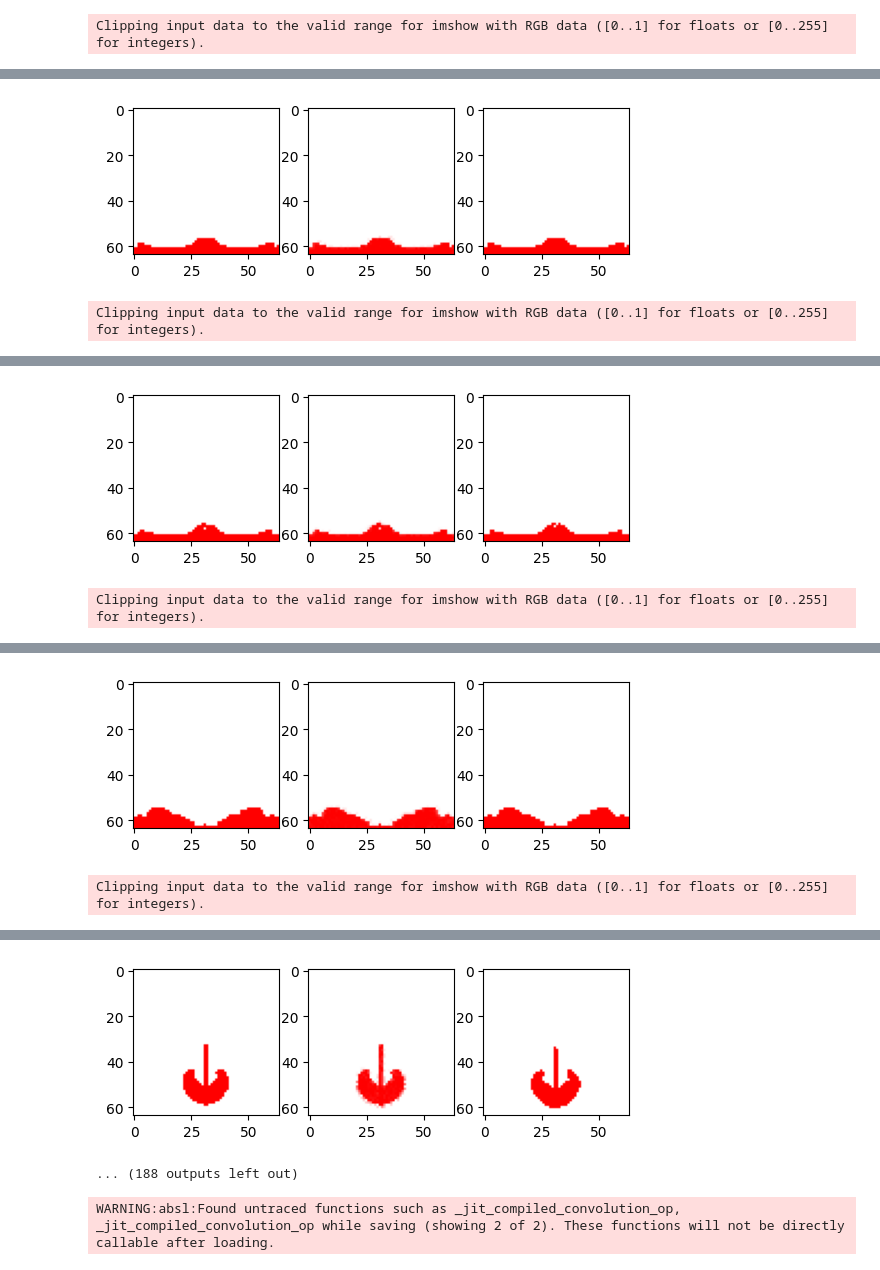
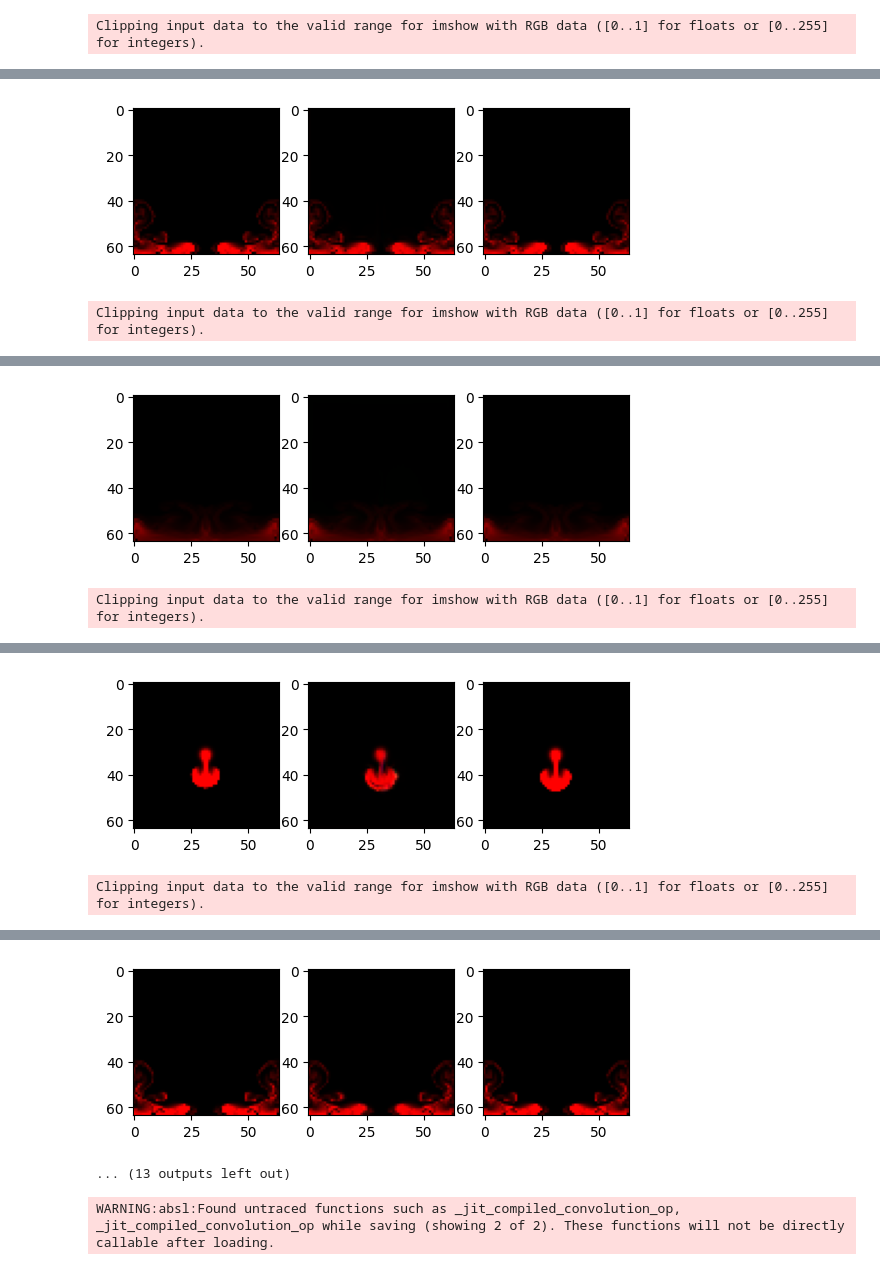
Before and after one commit to andrinr/dlca-simulation, a Jupyter notebook: model/per_step.ipynb, the cells around one changed output, grey strips where cells are left out. Saved outputs shown, nothing was run; the diff lists cells and outputs as text; code cells hidden in the pictures.

Commit message:
model animation

```diff
--- a/model/per_step.ipynb
+++ b/model/per_step.ipynb
@@ -4,7 +4,7 @@ import tensorflow as tf
 import matplotlib.pyplot as plt
 # %%
 n_hidden_channels = 12
-n_total_channels = 4 + 2 + 1
+n_total_channels = 4 + 2 + 1 + n_hidden_channels
 alpha = 0.1
 # %%
 def load_image(filename, threshold=-1):
@@ -74,17 +74,17 @@ class NNA(tf.keras.Model):
         return y
 
     def call(self, x, steps = 1):
-        pre_live_mask = get_living_mask(x)
+        #pre_live_mask = get_living_mask(x)
 
         y = self.perceive(x)
         dx = self.dmodel(y) * steps
 
         update_mask = tf.random.uniform(tf.shape(x[:, :, :, :1])) <= 0.5
-        x += dx * tf.cast(update_mask, tf.float32)
+        x += dx# * tf.cast(update_mask, tf.float32)
 
-        post_life_mask = get_living_mask(x)
-        life_mask = pre_live_mask & post_life_mask
-        return x * tf.cast(life_mask, tf.float32)
+        #post_life_mask = get_living_mask(x)
+        #life_mask = pre_live_mask & post_life_mask
+        return x#* tf.cast(life_mask, tf.float32)
 # %%
 model = NNA(n_total_channels)
 # %%
@@ -100,7 +100,7 @@ anim_len = 300
 
 for i in range(anim_len):
     velocity.append(load_image('../data/export/frame_vel_' + f'{i:05d}' + '.png'))
-    dye.append(load_image('../data/export/frame_dye_' + f'{i:05d}' + '.png', alpha))
+    dye.append(load_image('../data/export/frame_dye_' + f'{i:05d}' + '.png'))
     curl.append(load_image('../data/export/frame_curl_' + f'{i:05d}' + '.png'))
 # %%
 # dye is a 4d channel
@@ -126,24 +126,28 @@ def loss_f(i, x):
     return loss_object(rgba(dye[i]), rgba(x))
 
 def train(iterations):
-    # pick a random frame from the animation
+    # pick a random frame from the animation and try to predict it
     n = np.random.randint(0,anim_len-1,size=iterations)
     j = 0
     for i in n:
         j += 1
 
         x = init_image(i)
+
+        # used to track the loss
         with tf.GradientTape() as g:
-
-            x= model(x, 1)
+            for _ in range(10):
+                x  = model(x, 1)
             # loss is computed with the difference between the current frame and the next frame
             loss = loss_f(i+1, x) * 100
+
+        # not necessary with single timestep variant
 
         gradients = g.gradient(loss, model.weights)
         gradients = [g / (tf.norm(g) + 1e-8) for g in gradients]
         optimizer.apply_gradients(zip(gradients, model.weights))
 
-        if j % 1000 == 0:
+        if j % 100 == 0:
             f, axs = plt.subplots(1, 3)
             template = 'Epoch {}, Loss: {}'
             print(template.format(j + 1, loss))
@@ -154,6 +158,6 @@ def train(iterations):
 
     return x, loss
 # %%
-train(10000)
+train(1000)
 # %% [output]
 Clipping input data to the valid range for imshow with RGB data ([0..1] for floats or [0..255] for integers).
@@ -161,2 +165,2 @@ Epoch 101, Loss: 0.004556572530418634
-[figure, old version]
+[figure, new version]
 Clipping input data to the valid range for imshow with RGB data ([0..1] for floats or [0..255] for integers).
@@ -164,2 +168,2 @@ Epoch 201, Loss: 0.057518742978572845
-[figure, old version]
+[figure, new version]
 Clipping input data to the valid range for imshow with RGB data ([0..1] for floats or [0..255] for integers).
@@ -167,2 +171,2 @@ Epoch 301, Loss: 0.046912748366594315
-[figure, old version]
+[figure, new version]
 Clipping input data to the valid range for imshow with RGB data ([0..1] for floats or [0..255] for integers).
@@ -170,5 +174,5 @@ Epoch 401, Loss: 0.48363757133483887
-[figure, old version]
+[figure, new version]
-... (188 outputs left out)
+... (13 outputs left out)
 # %%
 model.save("testModel")
 # %% [output]
```
Also changed, not shown: parts of 4 cells of this notebook.
